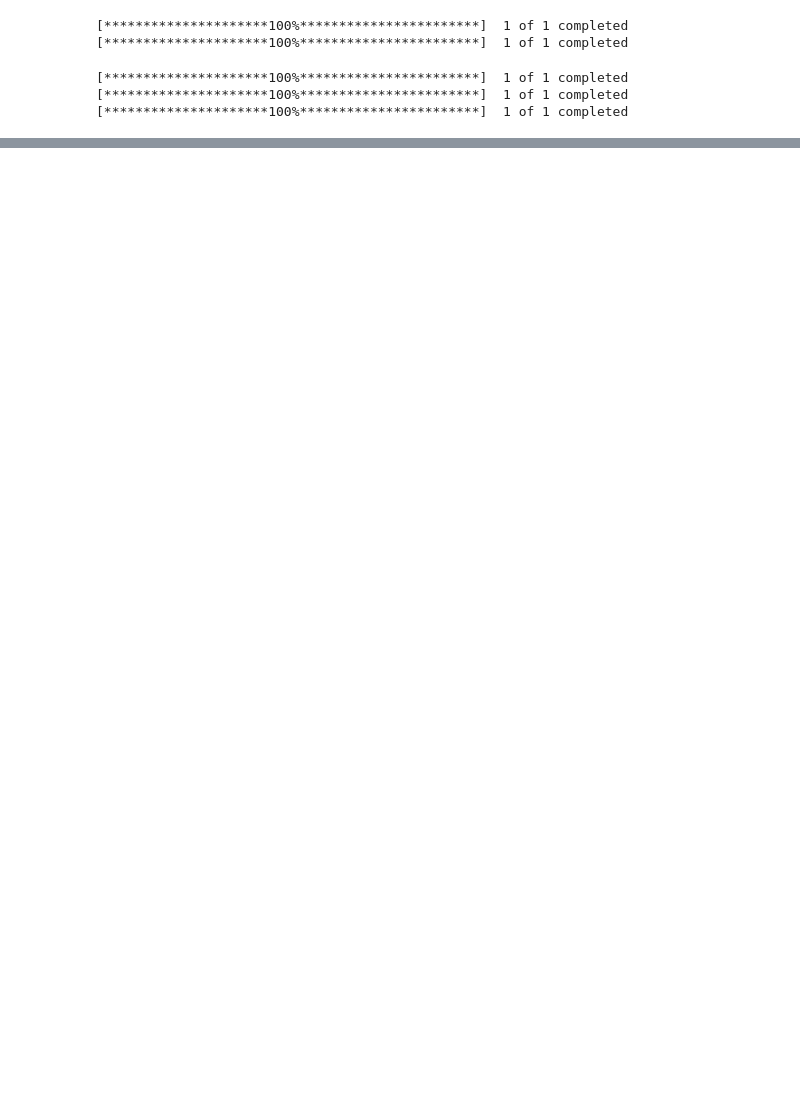
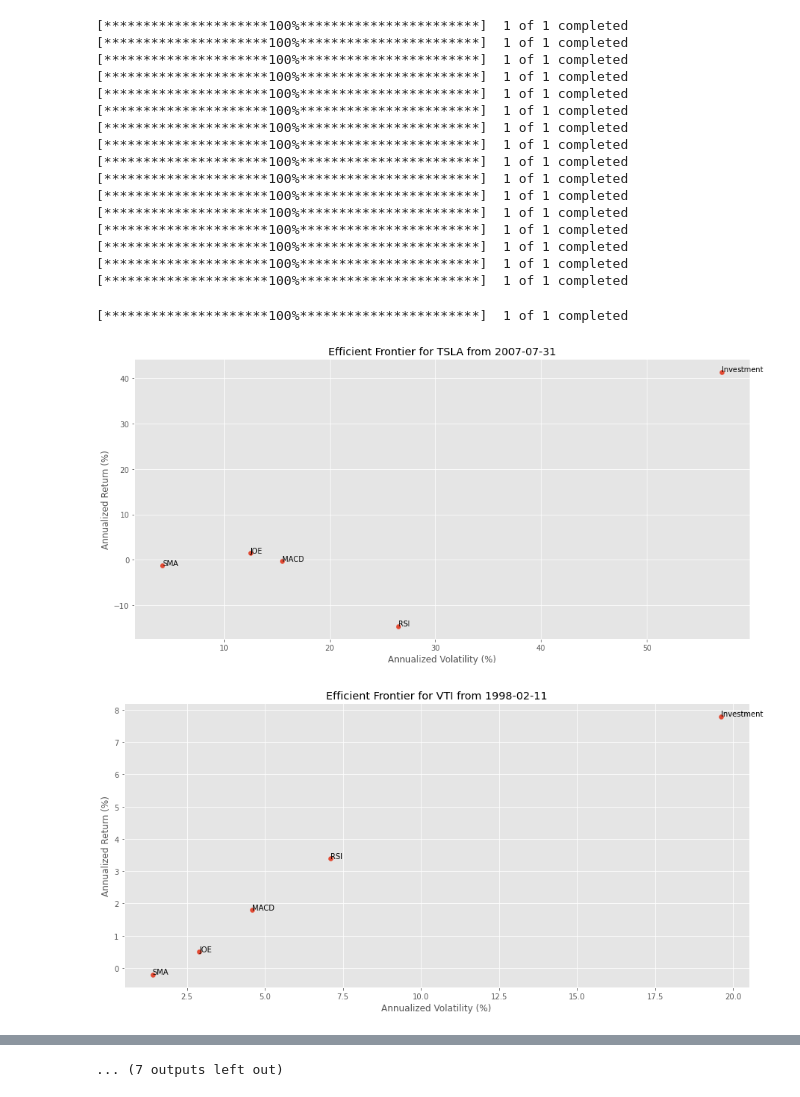
Before and after one commit to joepopop/real_time_financial_info_management, a Jupyter notebook: trading_algorithms.ipynb, the cells around one changed output, grey strips where cells are left out. Cells and saved outputs as stored; diff of their text form; code cells hidden in the pictures; blank space fills up the shorter version.

```diff
--- a/trading_algorithms.ipynb
+++ b/trading_algorithms.ipynb
@@ -4,8 +4,10 @@
 import pandas as pd
 import numpy as np
 import yfinance as yf
-from prettytable import PrettyTable
+import random
+from datetime import date, timedelta
 import matplotlib.pyplot as plt
+from sklearn.preprocessing import scale
 plt.style.use('ggplot')
 %matplotlib inline
 
@@ -89,24 +91,31 @@ class Ticker():
         return data
 
     def JOE(self, window=14):
+
+
+
+
         data = self.data
 
         data['RSI'] = self.calc_RSI()
         data['vol_change'] = data['Volume'].pct_change()
-        data['short_ema'] = data.Close.ewm(span=5, adjust=False).mean()
-        data['long_ema'] = data.Close.ewm(span=10, adjust=False).mean()
+        data.dropna()
+        data['vol_change'] = data['vol_change'].replace(np.inf, 3000000)
+        column = data['vol_change']
+        standardized_column = scale(column)
+        data['vol_change'] = standardized_column
 
         data['trading_signal'] = 0
 
 
         data.loc[(
             (data['RSI'] < 30) &
-            (data['vol_change'] > 0.05),
+            (data['vol_change'] >= 0.5),
             'trading_signal'
         )] = 1
         data.loc[(
             (data['RSI'] > 70) &
-            (data['vol_change'] > 0.05),
+            (data['vol_change'] >= 0.5),
             'trading_signal'
         )] = 1
         return data
@@ -181,7 +190,7 @@ class Ticker():
         plt.scatter(myTable['Annualized Volatility (%)'], myTable['Annualized Return (%)'])
         plt.xlabel('Annualized Volatility (%)')
         plt.ylabel('Annualized Return (%)')
-        plt.title('Efficient Frontier')
+        plt.title('Efficient Frontier for {} from {}'.format(self.ticker, self.start))
         # annotate points
         for i, label in enumerate(myTable['Strategy']):
             plt.annotate(label, (myTable['Annualized Volatility (%)'][i], myTable['Annualized Return (%)'][i]))
@@ -207,16 +209,38 @@ vti = Ticker('VTI', '2002-1-1')
-# %%
-# stocks that didn't grow
-ge = Ticker('GE', '2002-1-1')
-ua = Ticker('UA', '2002-1-1')
-# %% [output]
-[*********************100%***********************]  1 of 1 completed
-[*********************100%***********************]  1 of 1 completed
-# %%
-# stocks recommended for swing trading
-aapl = Ticker('AAPL', '2022-1-1')
-msft = Ticker('MSFT', '2022-1-1')
-meta = Ticker('META', '2022-1-1')
-# %% [output]
-[*********************100%***********************]  1 of 1 completed
-[*********************100%***********************]  1 of 1 completed
-[*********************100%***********************]  1 of 1 completed
+# %%
+start_date = date.today()
+list_of_tickers = ['TSLA', 'VTI', 'VB', 'GE', 'UA', 'AAPL', 'MSFT', 'META',
+              'GOOG', 'AMZN', 'BABA', 'JNJ', 'V', 'PG', 'JPM', 'ALGC', 'GNRC']
+list_of_strategies = ["MACD", "SMA", "RSI", "JOE"]
+tables = []
+for ticker in list_of_tickers:
+
+    #random.seed(123)
+    # Choose a random date within the past 10000 days
+    random_day = start_date - timedelta(days=random.randint(0, 10000))
+
+    # Create ticker
+    locals()[ticker] = Ticker(ticker, str(random_day))
+    table = locals()[ticker].sum_table(list_of_strategies)
+    table['Strategy'] = locals()[ticker].ticker + " - " + table['Strategy']
+    tables.append(table)
+    locals()[ticker].efficient_front(list_of_strategies)
+# %% [output]
+[*********************100%***********************]  1 of 1 completed
+[*********************100%***********************]  1 of 1 completed
+[*********************100%***********************]  1 of 1 completed
+[*********************100%***********************]  1 of 1 completed
+[*********************100%***********************]  1 of 1 completed
+[*********************100%***********************]  1 of 1 completed
+[*********************100%***********************]  1 of 1 completed
+[*********************100%***********************]  1 of 1 completed
+[*********************100%***********************]  1 of 1 completed
+[*********************100%***********************]  1 of 1 completed
+[*********************100%***********************]  1 of 1 completed
+[*********************100%***********************]  1 of 1 completed
+[*********************100%***********************]  1 of 1 completed
+[*********************100%***********************]  1 of 1 completed
+[*********************100%***********************]  1 of 1 completed
+[*********************100%***********************]  1 of 1 completed
+[*********************100%***********************]  1 of 1 completed
+[figure, added]
+[figure, added]
@@ -222,0 +255 @@ meta = Ticker('META', '2022-1-1')
+... (7 outputs left out)
```
Also changed, not shown: parts of 12 cells of this notebook.
